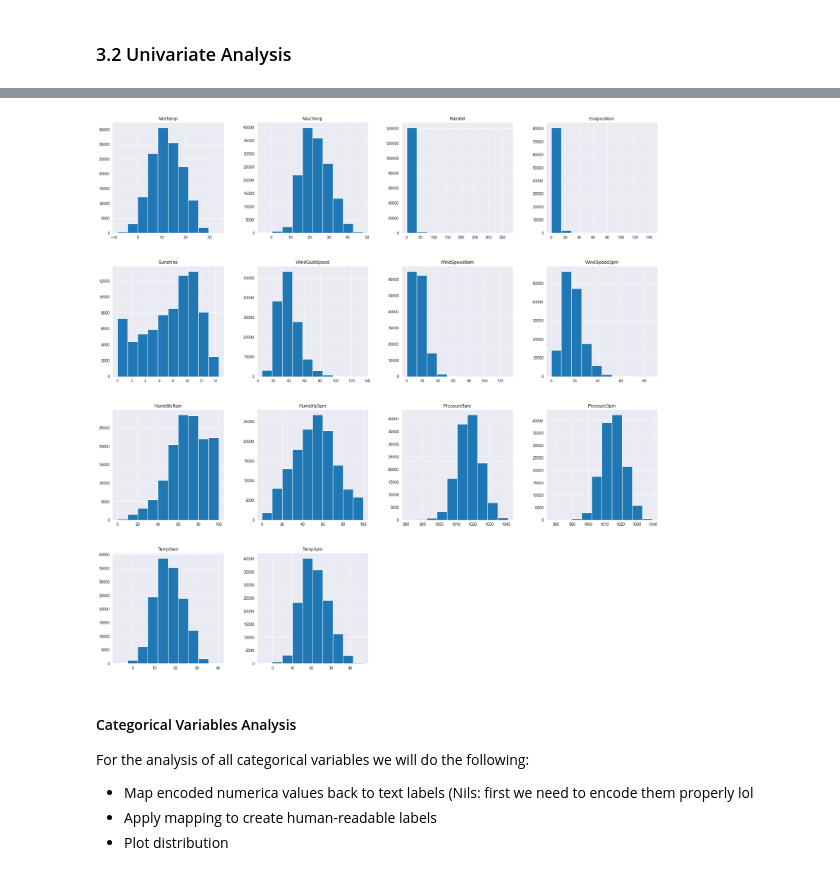
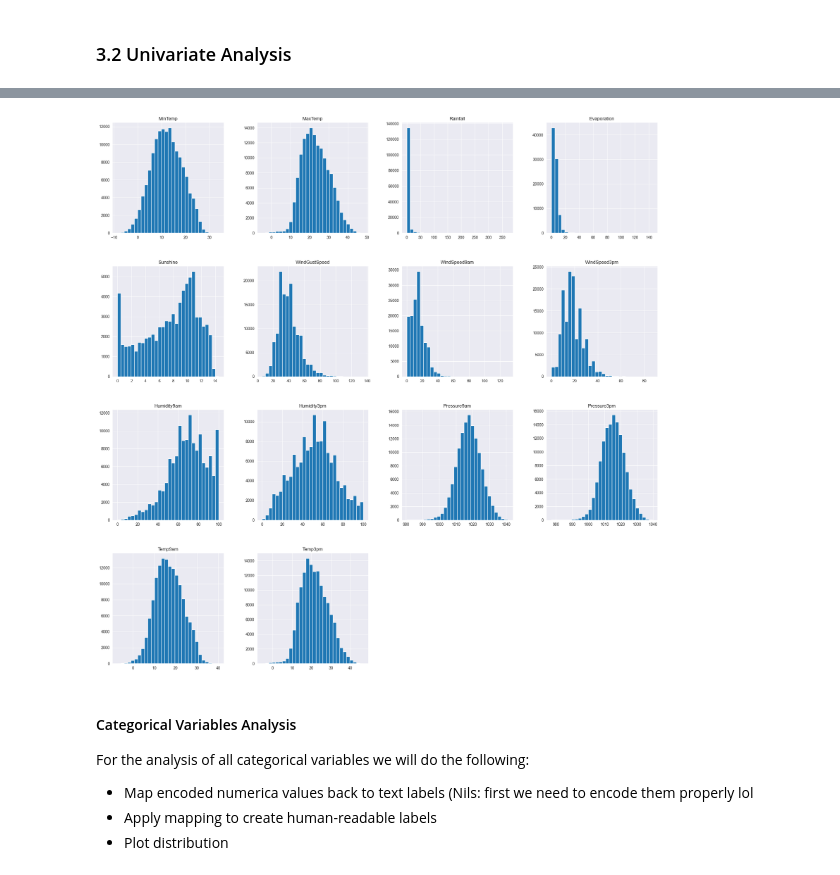
Before and after one commit to AstouK/Rain_Australia, a Jupyter notebook: rain_australia v2.ipynb, the cells around one changed output, grey strips where cells are left out. Saved outputs shown, nothing was run; the diff lists cells and outputs as text; code cells hidden in the pictures.

Commit message:
Updated EDA Missing Values, Outliers and distribution charts.

```diff
--- a/rain_australia v2.ipynb
+++ b/rain_australia v2.ipynb
@@ -955,8 +1016,8 @@ Since Target is imbalanced, we will apply stratification when splitting the data
 # %%
-df.hist(figsize=(25, 25))
+df.hist(figsize=(25, 25),bins=30)
 plt.show()
 # %% [output]
-[figure, old version]
+[figure, new version]
 # %% [markdown]
 #### Categorical Variables Analysis
 For the analysis of all categorical variables we will do the following:
```
Also changed, not shown: parts of 31 cells of this notebook.
